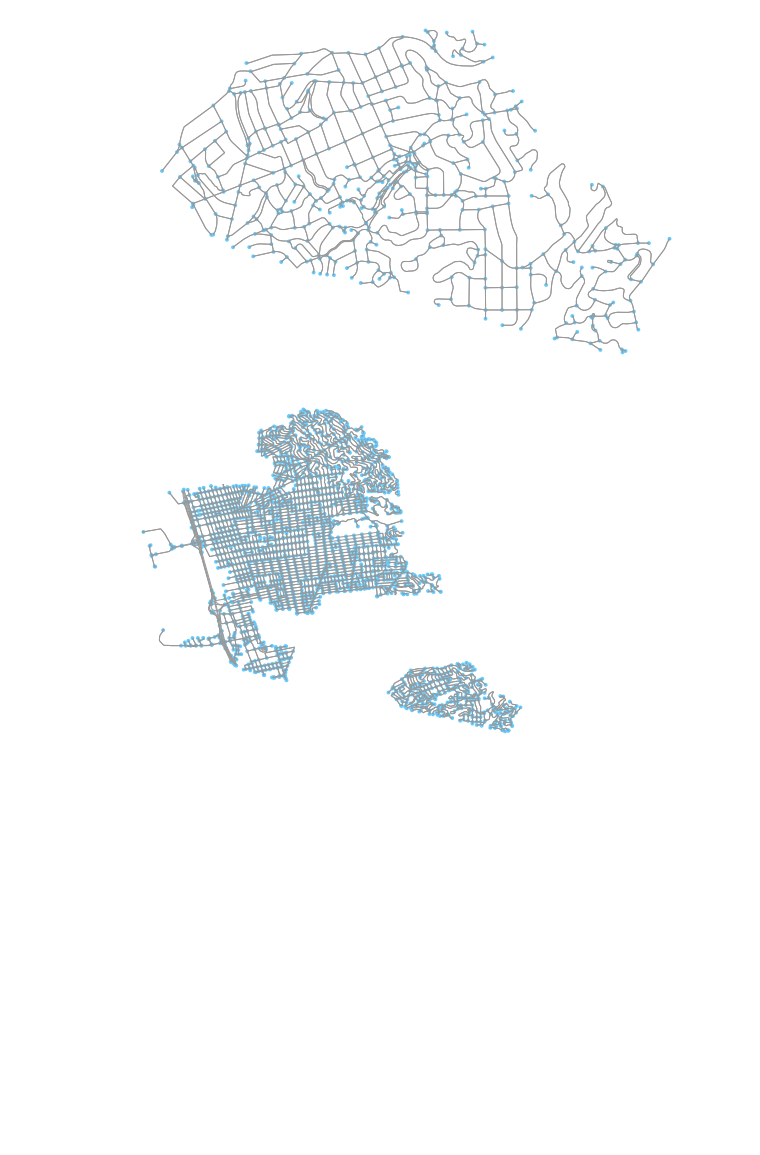
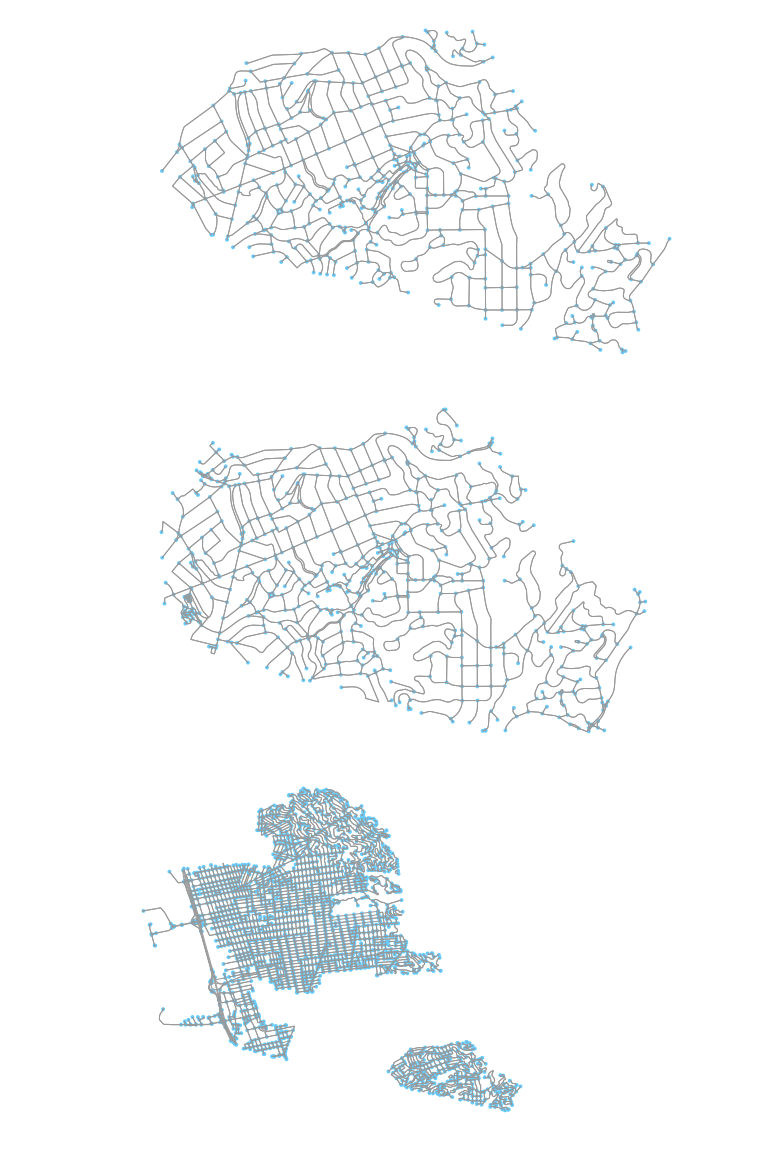
Before and after one commit to gboeing/osmnx, a Jupyter notebook: 03-example-osm-shape-graph.ipynb, the cells around one changed output. Saved outputs shown, nothing was run; the diff lists cells and outputs as text; code cells hidden in the pictures; blank space fills up the shorter version.

Commit message:
added place shape buffering

```diff
--- a/03-example-osm-shape-graph.ipynb
+++ b/03-example-osm-shape-graph.ipynb
@@ -14,6 +15,12 @@ G_projected = osmnx.project_graph(G)
 fig, ax = osmnx.plot_graph(G_projected)
 # %% [output]
 [figure]
+# %%
+# you can also create a network with a buffer distance (meters) around the place
+G = osmnx.graph_from_place('Piedmont, California, USA', network_type='walk', buffer_dist=200)
+fig, ax = osmnx.plot_graph(osmnx.project_graph(G))
+# %% [output]
+[figure, added]
 # %%
 # save graph to disk
 osmnx.save_graph(G)
```
Also changed, not shown: parts of 7 cells of this notebook, 4 other files.
